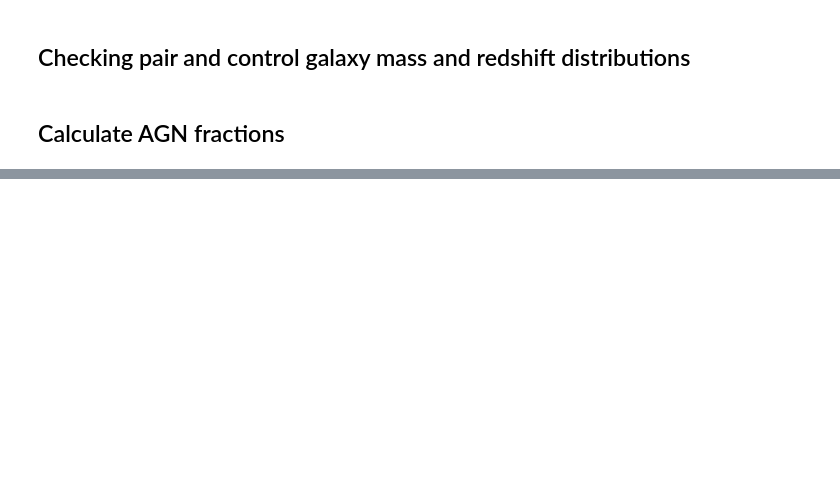
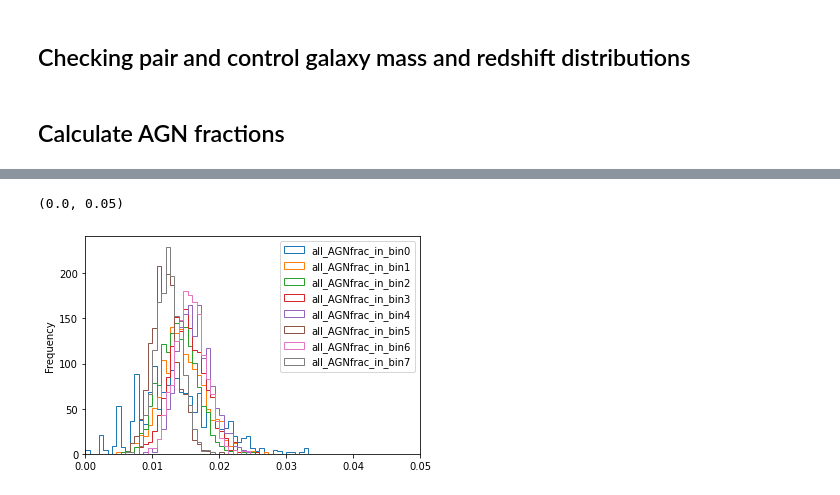
Before and after one commit to sldough21/pair-conv-misc, a Jupyter notebook: am_analysis.ipynb, the cells around one changed output, grey strips where cells are left out. Drawn from its saved outputs; the diff is of its cells as text; code cells hidden in the pictures; blank space fills up the shorter version.

```diff
--- a/am_analysis.ipynb
+++ b/am_analysis.ipynb
@@ -110,0 +145,6 @@ pAGNf_df.plt.hist(bins=10, histtype='step')
+# %%
+pAGNf_df.plot.hist(bins=50, histtype='step', density=True)
+plt.xlim(0, 0.05)
+# %% [output]
+(0.0, 0.05)
+[figure, added]
```
Also changed, not shown: parts of 12 cells of this notebook.
